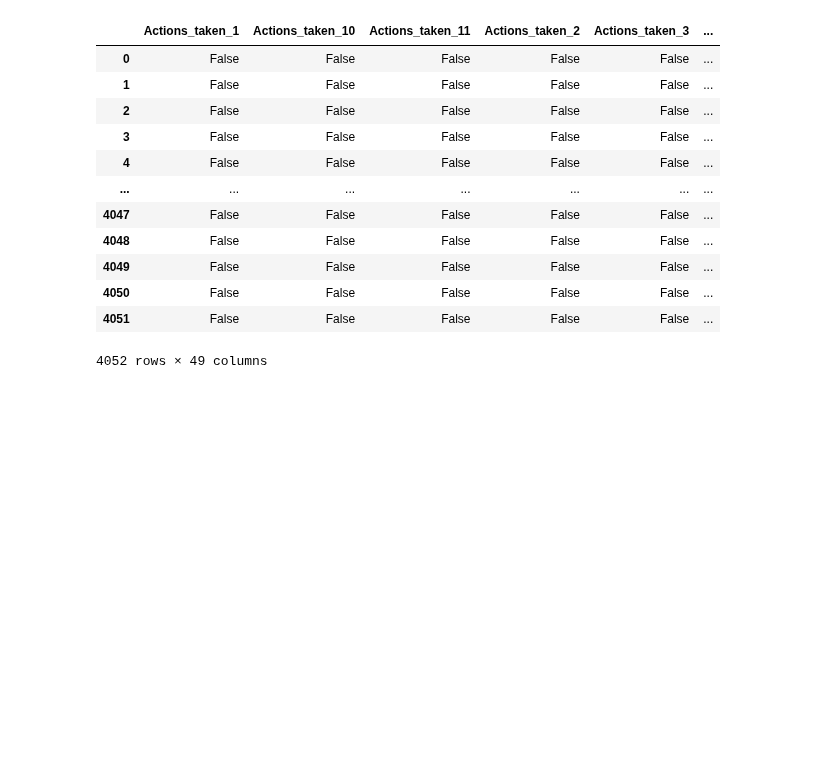
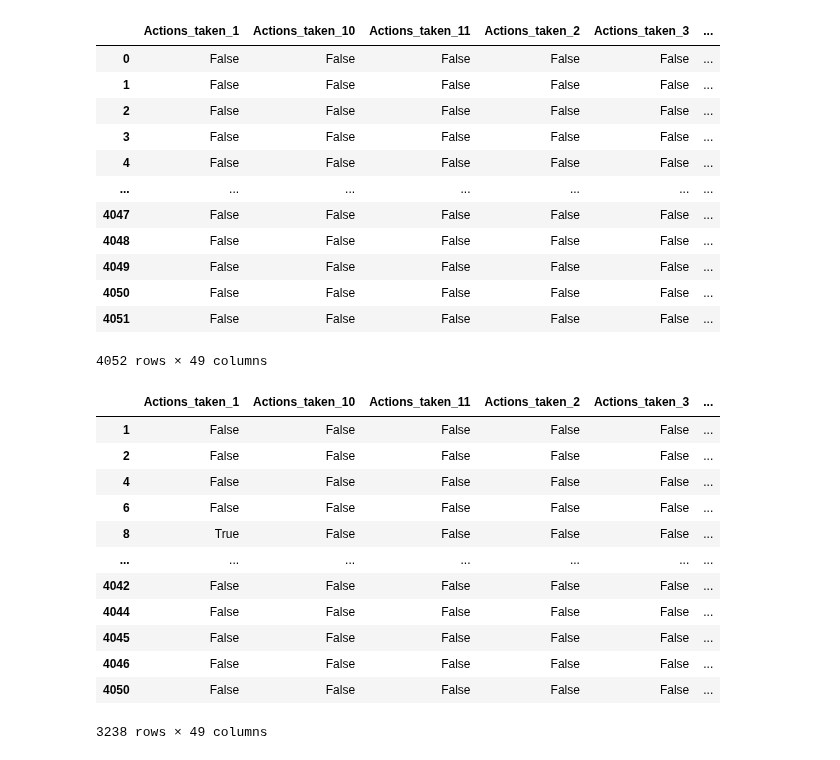
Before and after one commit to mmaninetti/ML_models_for_extrapolation, a Jupyter notebook: NUMERICAL AND CATEGORICAL FEATURES/REGRESSION/CRPS/tests.ipynb, the cells around one changed output. Drawn from its saved outputs; the diff is of its cells as text; code cells hidden in the pictures; blank space fills up the shorter version.

```diff
--- a/NUMERICAL AND CATEGORICAL FEATURES/REGRESSION/CRPS/tests.ipynb
+++ b/NUMERICAL AND CATEGORICAL FEATURES/REGRESSION/CRPS/tests.ipynb
@@ -146,7 +146,7 @@ y_train_ = y_train.loc[close_index_train]
 y_val = y_train.loc[far_index_train]
 
 # Standardize the data for non-dummy variables
-non_dummy_cols = X.select_dtypes(exclude=['uint8']).columns
+non_dummy_cols = X.select_dtypes(exclude=['bool']).columns
 mean_X_train_ = np.mean(X_train_[non_dummy_cols], axis=0)
 std_X_train_ = np.std(X_train_[non_dummy_cols], axis=0)
 X_train__scaled = X_train_.copy()
@@ -176,3 +200,19 @@ X
 | 4050 | False | False | False | False | False | ... |
 | 4051 | False | False | False | False | False | ... |
 4052 rows × 49 columns
+# %%
+X_train_scaled
+# %% [output]
+|  | Actions_taken_1 | Actions_taken_10 | Actions_taken_11 | Actions_taken_2 | Actions_taken_3 | ... |
+| 1 | False | False | False | False | False | ... |
+| 2 | False | False | False | False | False | ... |
+| 4 | False | False | False | False | False | ... |
+| 6 | False | False | False | False | False | ... |
+| 8 | True | False | False | False | False | ... |
+| ... | ... | ... | ... | ... | ... | ... |
+| 4042 | False | False | False | False | False | ... |
+| 4044 | False | False | False | False | False | ... |
+| 4045 | False | False | False | False | False | ... |
+| 4046 | False | False | False | False | False | ... |
+| 4050 | False | False | False | False | False | ... |
+3238 rows × 49 columns
```
Also changed, not shown: parts of 2 cells of this notebook, 10 other files.
